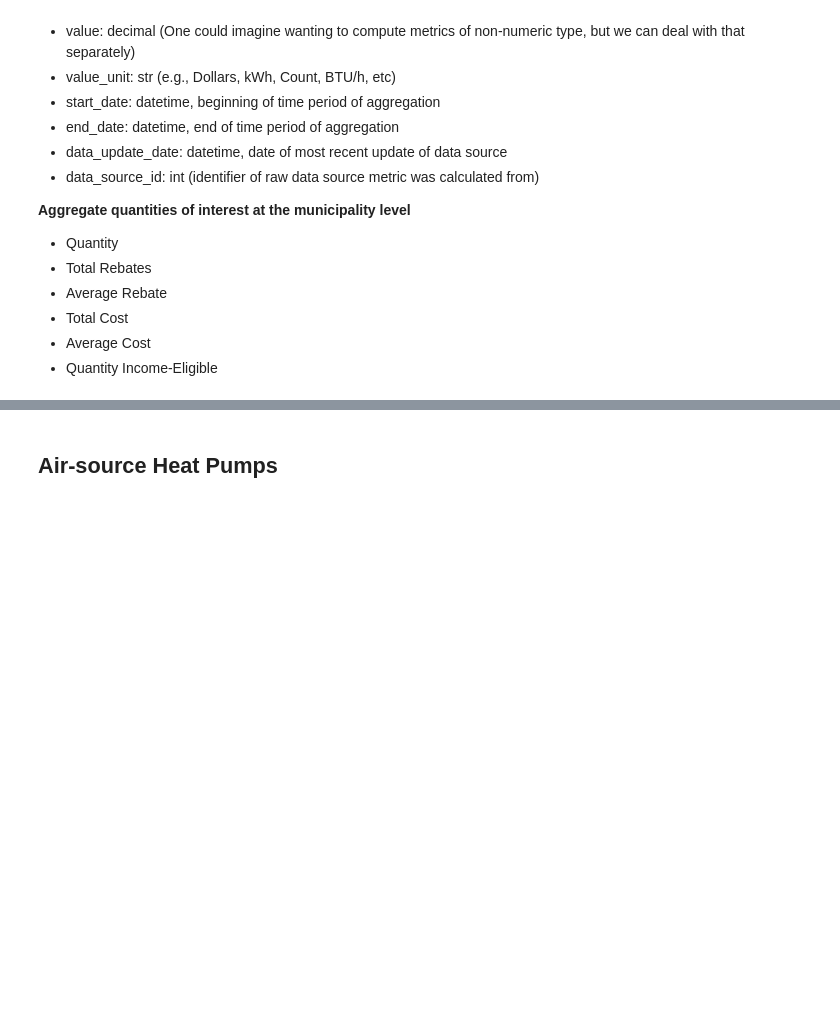
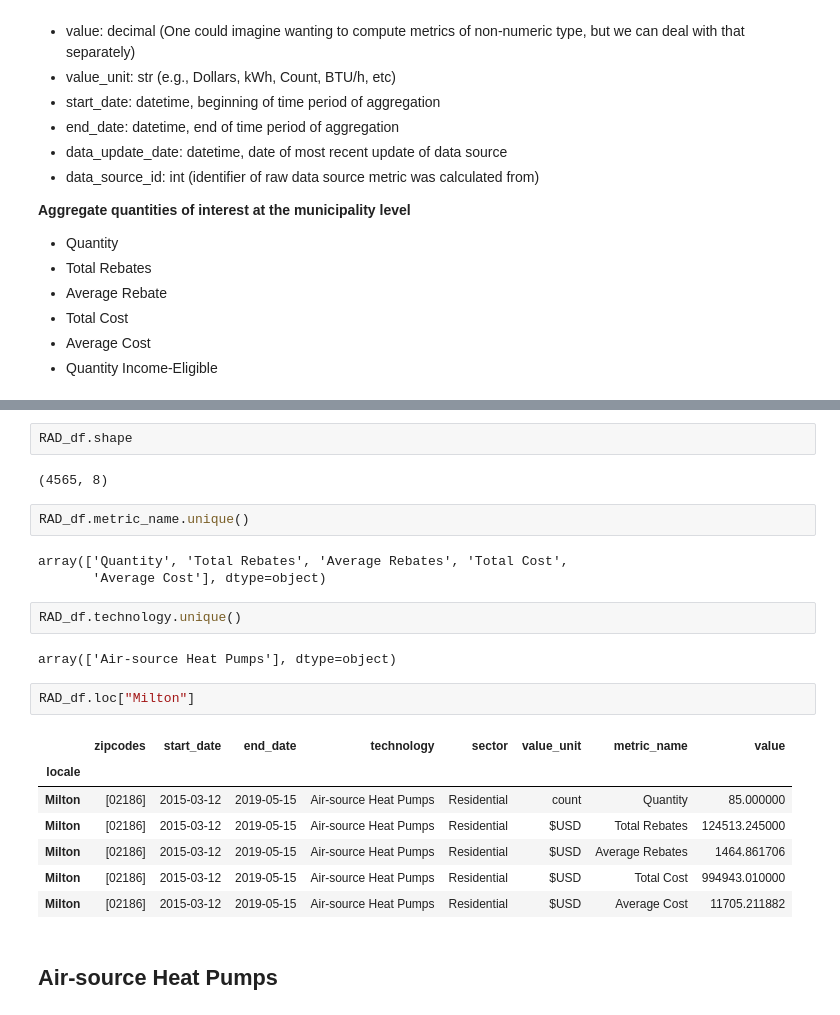
Before and after one commit to massenergize/rad_pipeline, a Jupyter notebook: notebooks/aggregation dev.ipynb, the cells around one changed output, grey strips where cells are left out. Drawn from its saved outputs; the diff is of its cells as text; blank space fills up the shorter version.

```diff
--- a/notebooks/aggregation dev.ipynb
+++ b/notebooks/aggregation dev.ipynb
@@ -51,3 +143,26 @@ because we may want to present data aggregated at multiple levels, I propose the
+# %%
+RAD_df.shape
+# %% [output]
+(4565, 8)
+# %%
+RAD_df.metric_name.unique()
+# %% [output]
+array(['Quantity', 'Total Rebates', 'Average Rebates', 'Total Cost',
+       'Average Cost'], dtype=object)
+# %%
+RAD_df.technology.unique()
+# %% [output]
+array(['Air-source Heat Pumps'], dtype=object)
+# %%
+RAD_df.loc["Milton"]
+# %% [output]
+|  | zipcodes | start_date | end_date | technology | sector | value_unit | metric_name | value |
+| locale |  |  |  |  |  |  |  |  |
+| Milton | [02186] | 2015-03-12 | 2019-05-15 | Air-source Heat Pumps | Residential | count | Quantity | 85.000000 |
+| Milton | [02186] | 2015-03-12 | 2019-05-15 | Air-source Heat Pumps | Residential | $USD | Total Rebates | 124513.245000 |
+| Milton | [02186] | 2015-03-12 | 2019-05-15 | Air-source Heat Pumps | Residential | $USD | Average Rebates | 1464.861706 |
+| Milton | [02186] | 2015-03-12 | 2019-05-15 | Air-source Heat Pumps | Residential | $USD | Total Cost | 994943.010000 |
+| Milton | [02186] | 2015-03-12 | 2019-05-15 | Air-source Heat Pumps | Residential | $USD | Average Cost | 11705.211882 |
 # %% [markdown]
 ## Air-source Heat Pumps
 # %%
```
Also changed, not shown: parts of 8 cells of this notebook.
